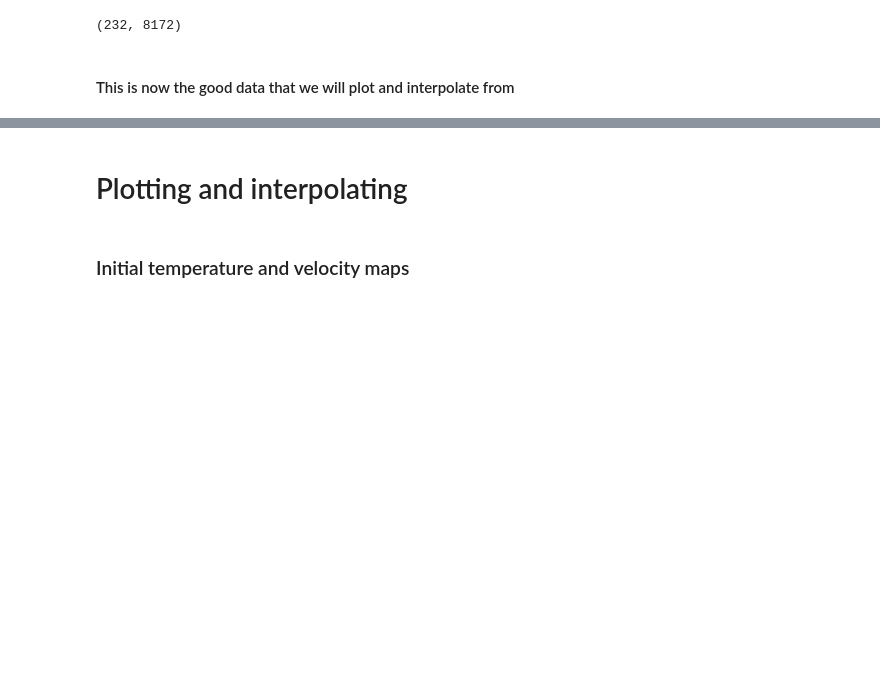
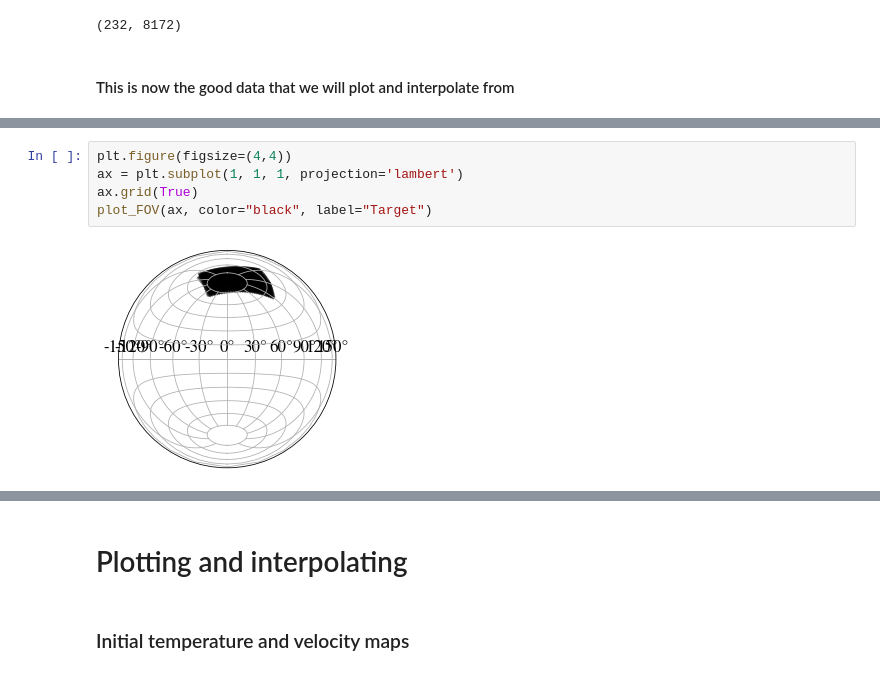
Before and after one commit to James11222/radiolab_repo, a Jupyter notebook: lab4/Darby/north_celestial_pole_mapping.ipynb, the cells around one changed output, grey strips where cells are left out. Cells and saved outputs as stored; diff of their text form; blank space fills up the shorter version.

Commit message:
projection map

```diff
--- a/lab4/Darby/north_celestial_pole_mapping.ipynb
+++ b/lab4/Darby/north_celestial_pole_mapping.ipynb
@@ -370,0 +438,7 @@ main_data.shape
+# %%
+plt.figure(figsize=(4,4))
+ax = plt.subplot(1, 1, 1, projection='lambert')
+ax.grid(True)
+plot_FOV(ax, color="black", label="Target")
+# %% [output]
+[figure, added]
```
Also changed, not shown: parts of 13 cells of this notebook.
